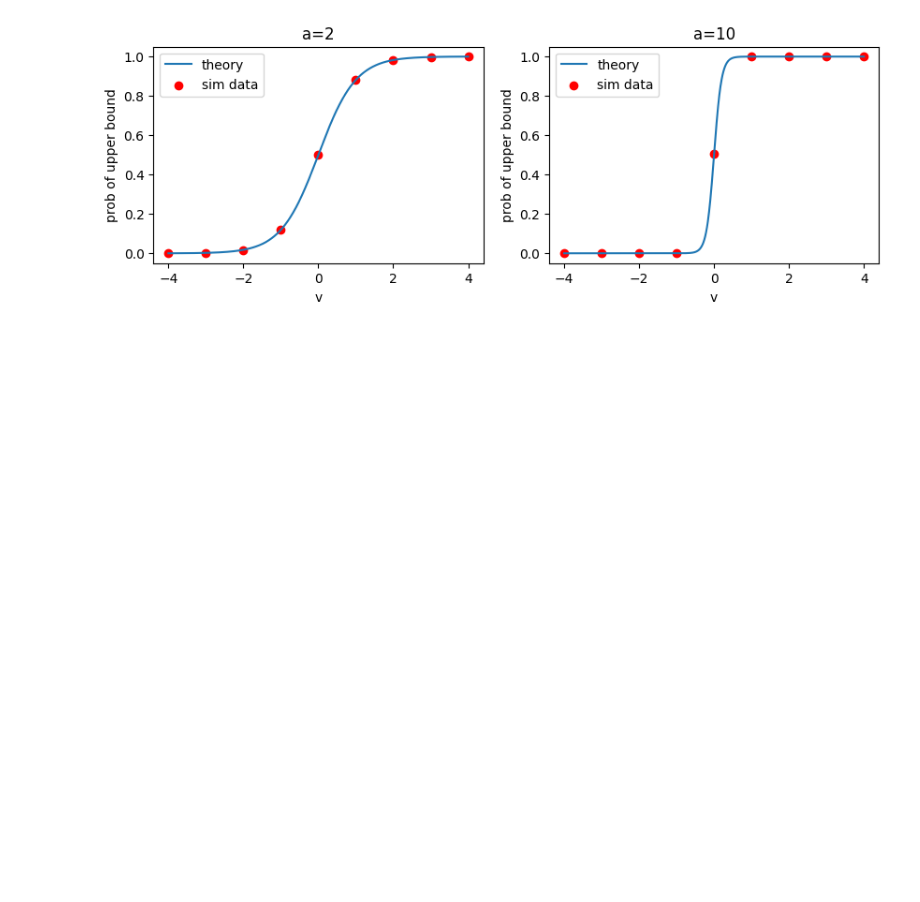
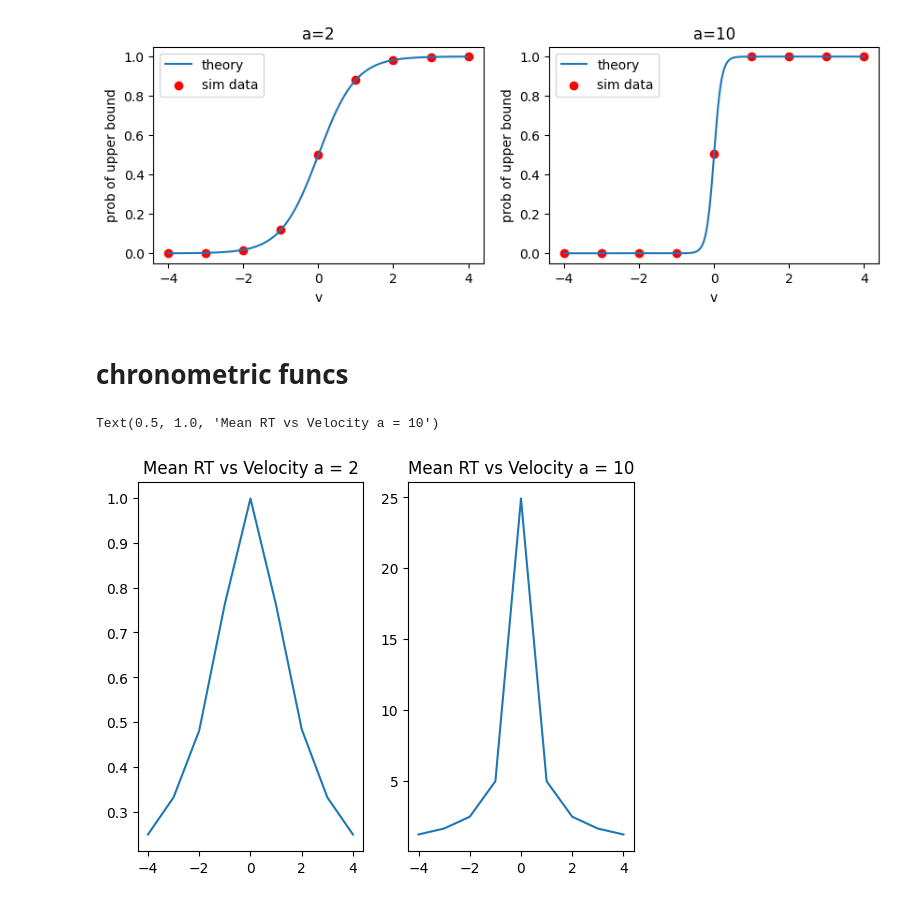
Before and after one commit to rakaar/ai_stats_notes, a Jupyter notebook: neural/ddm_ex21.ipynb, the cells around one changed output. Drawn from its saved outputs; the diff is of its cells as text; code cells hidden in the pictures; blank space fills up the shorter version.

```diff
--- a/neural/ddm_ex21.ipynb
+++ b/neural/ddm_ex21.ipynb
@@ -178,3 +178,25 @@ plt.plot(v_x,prob_of_right_theory[1,:]);plt.xlabel('v'); plt.ylabel('prob of upp
 plt.scatter(velocity_arr,count_r_data[1,:]/50e3, color='red');plt.legend(['theory', 'sim data']);
 # %% [output]
 [figure]
+# %% [markdown]
+# chronometric funcs
+# %%
+with open('all_sim_results.pkl', 'rb') as f:
+    all_sim_results = pickle.load(f)
+# %%
+mean_rt_vs_v = np.zeros((2,9))
+# %%
+for i,a in enumerate(bound_arr):
+    for j,v in enumerate(velocity_arr):
+        keyname = f"a={str(a)},v={str(v)}"
+        choices, RTs = parse_sim_results(all_sim_results[keyname])
+
+        mean_rt_vs_v[i,j] = np.mean(RTs)
+# %%
+plt.subplot(1,2,1)
+plt.plot(velocity_arr,mean_rt_vs_v[0,:]);plt.title('Mean RT vs Velocity a = 2')
+plt.subplot(1,2,2)
+plt.plot(velocity_arr,mean_rt_vs_v[1,:]);plt.title('Mean RT vs Velocity a = 10')
+# %% [output]
+Text(0.5, 1.0, 'Mean RT vs Velocity a = 10')
+[figure, added]
```
Also changed, not shown: parts of 1 cell of this notebook.
